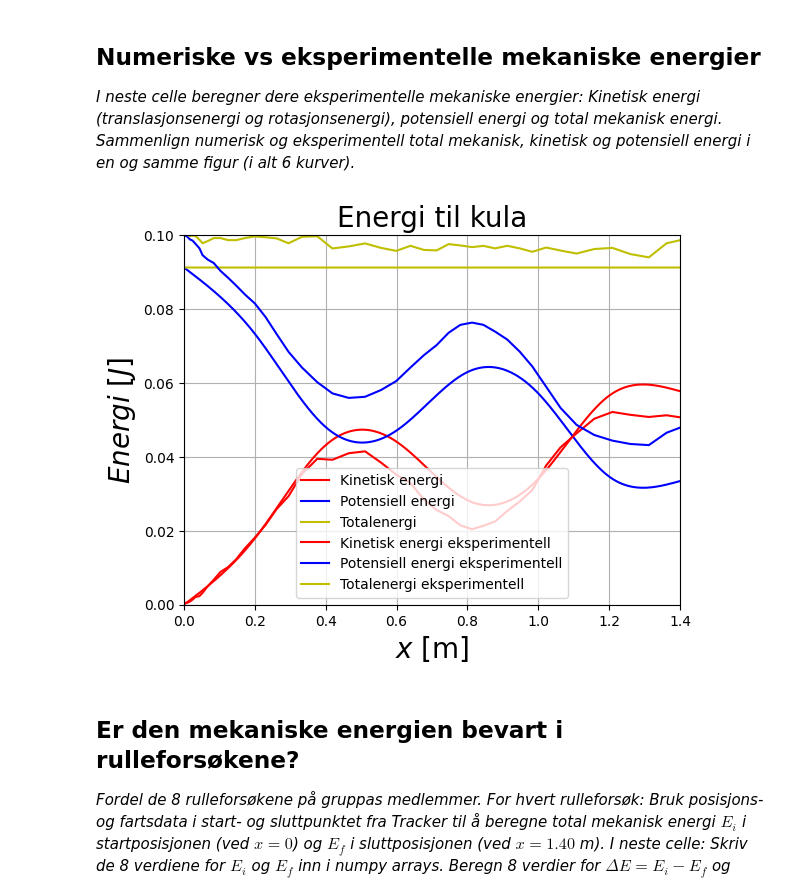
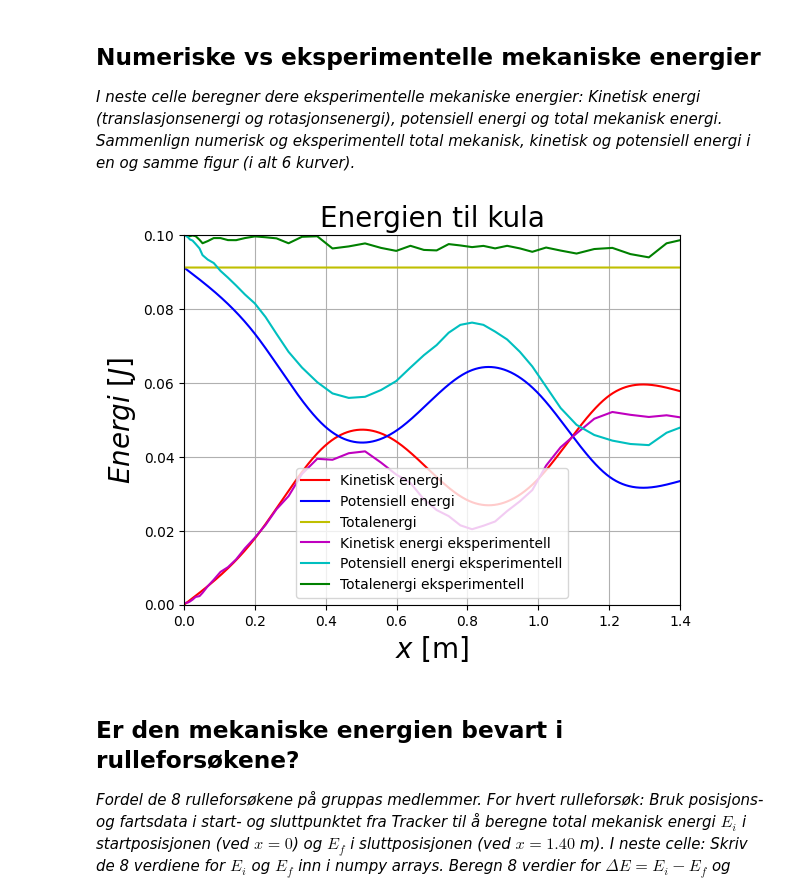
Before and after one commit to okhel/fyslab, a Jupyter notebook: mal_V24.ipynb, the cells around one changed output. Drawn from its saved outputs; the diff is of its cells as text; code cells hidden in the pictures.

```diff
--- a/mal_V24.ipynb
+++ b/mal_V24.ipynb
@@ -417,34 +415,34 @@ plt.show()
 # %%
 #Eksprimentelle verdier
 x_start = np.array([0.005964, 0.0009212, 0.002769, 0.002144, 8.608e-05, 0.0006389, 0.001131, 0.0005198])
 y_start = np.array([0.328, 0.326, 0.322, 0.319, 0.318, 0.317, 0.318, 0.315])
 x_slutt = np.array([1.412, 1.356, 1.38, 1.357, 1.375, 1.369, 1.416, 1.368])
 y_slutt = np.array([0.159, 0.151, 0.147, 0.148, 0.152, 0.146, 0.149, 0.142])
 v_slutt = np.array([1.52602, 1.52602, 1.46993, 1.47989, 1.49225, 1.48577, 1.465865, 1.465865])
 tid = [1.433, 1.433, 1.433, 1.433, 1.433, 1.433, 1.433, 1.433]
 
 #Beregning av eksperimentell Etrans_exp, Erot_exp, Ekin_exp, Epot_exp, Etot_exp
 Ek_eks = (1+c)/2*M*v_eks**2
 Ep_eks = M*g*y_eks
 E_eks = Ek_eks + Ep_eks
 
 #Figurer som sammenligner numerisk og eksperimentell kinetisk, potensiell og total mekanisk energi
 plt.plot(x,Ek, "r-", label="Kinetisk energi")
 plt.plot(x,Ep, "b-", label="Potensiell energi")
 plt.plot(x,E, "y-", label="Totalenergi")
-plt.plot(x_eks,Ek_eks, "r-", label="Kinetisk energi eksperimentell")
-plt.plot(x_eks,Ep_eks, "b-", label="Potensiell energi eksperimentell")
-plt.plot(x_eks,E_eks, "y-", label="Totalenergi eksperimentell")
-plt.title('Energi til kula',fontsize=20)
+plt.plot(x_eks,Ek_eks, "m-", label="Kinetisk energi eksperimentell")
+plt.plot(x_eks,Ep_eks, "c-", label="Potensiell energi eksperimentell")
+plt.plot(x_eks,E_eks, "g-", label="Totalenergi eksperimentell")
+plt.title('Energien til kula',fontsize=20)
 plt.xlabel('$x$ [m]',fontsize=20)
 plt.ylabel('$Energi$ [$J$]',fontsize=20)
 plt.ylim(0, 0.100)
 plt.xlim(0,1.400)
 plt.grid()
 plt.legend()
 plt.show()
 # %% [output]
-[figure, old version]
+[figure, new version]
 # %% [markdown]
 ## Er den mekaniske energien bevart i rulleforsøkene?
 *Fordel de 8 rulleforsøkene på gruppas medlemmer. For hvert rulleforsøk: Bruk posisjons- og fartsdata i start- og sluttpunktet fra Tracker til å beregne total mekanisk energi $E_i$ i startposisjonen (ved $x=0$) og $E_f$ i sluttposisjonen (ved $x=1.40$ m). I neste celle: Skriv de 8 verdiene for $E_i$ og $E_f$ inn i numpy arrays. Beregn 8 verdier for $\Delta E = E_i-E_f$ og deretter midlere tap i mekanisk energi med usikkerhet (den såkalte standardfeilen). Skriv ut resultatet på formen $\Delta E = (2.5 \pm 0.4)$ mJ, med egne tallverdier selvsagt. En passende enhet for $\Delta E$ er trolig mJ.*
```
Also changed, not shown: parts of 7 cells of this notebook.
